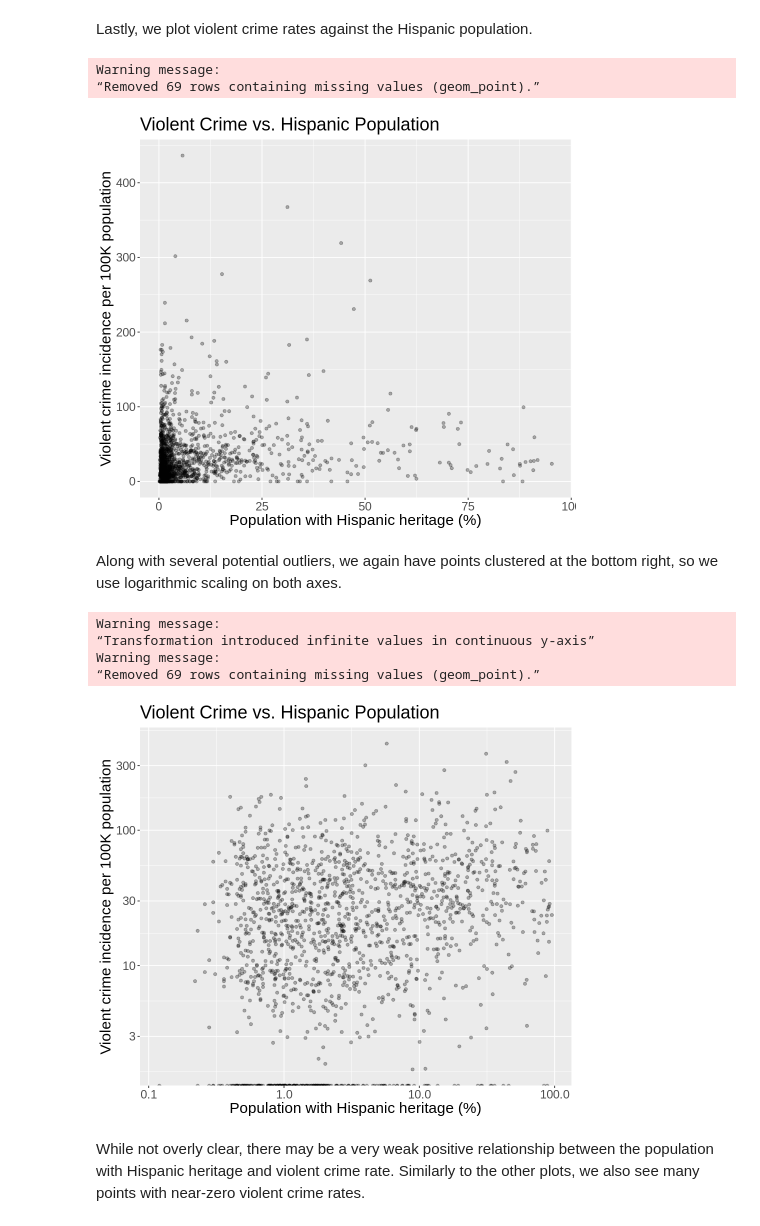
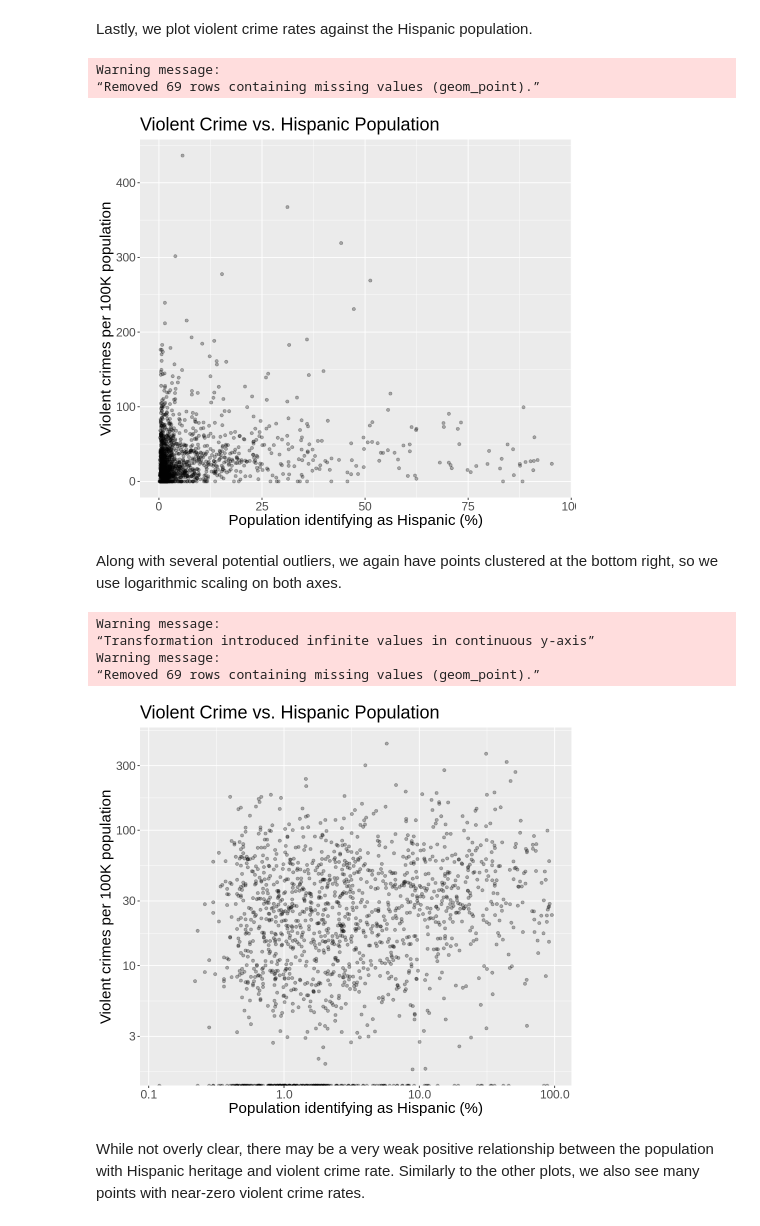
Before and after one commit to JeffreyJPZ/DSCI-100-Group_55-Project, a Jupyter notebook: Group_55-Project.ipynb, the cells around one changed output. Cells and saved outputs as stored; diff of their text form; code cells hidden in the pictures.

```diff
--- a/Group_55-Project.ipynb
+++ b/Group_55-Project.ipynb
@@ -421,15 +427,15 @@ Lastly, we plot violent crime rates against the Hispanic population.
 # %%
 crime_plot_hispanic <- crime_training |>
                     ggplot(aes(x = racePctHisp, y = ViolentCrimesPerPop)) +
                     geom_point(alpha = 0.3) +
-                    labs(x = "Population with Hispanic heritage (%)", y = "Violent crime incidence per 100K population", title = "Violent Crime vs. Hispanic Population") +
+                    labs(x = "Population identifying as Hispanic (%)", y = "Violent crimes per 100K population", title = "Violent Crime vs. Hispanic Population") +
                     theme(text = element_text(size = 18))
 
 crime_plot_hispanic
 # %% [output]
 Warning message:
 “Removed 69 rows containing missing values (geom_point).”
-[figure, old version]
+[figure, new version]
 # %% [markdown]
 Along with several potential outliers, we again have points clustered at the bottom right, so we use logarithmic scaling on both axes.
 # %%
@@ -443,7 +449,7 @@ Warning message:
 “Transformation introduced infinite values in continuous y-axis”
 Warning message:
 “Removed 69 rows containing missing values (geom_point).”
-[figure, old version]
+[figure, new version]
 # %% [markdown]
 While not overly clear, there may be a very weak positive relationship between the population with Hispanic heritage and violent crime rate. Similarly to the other plots, we also see many points with near-zero violent crime rates.
 # %% [markdown]
```
Also changed, not shown: parts of 28 cells of this notebook.
